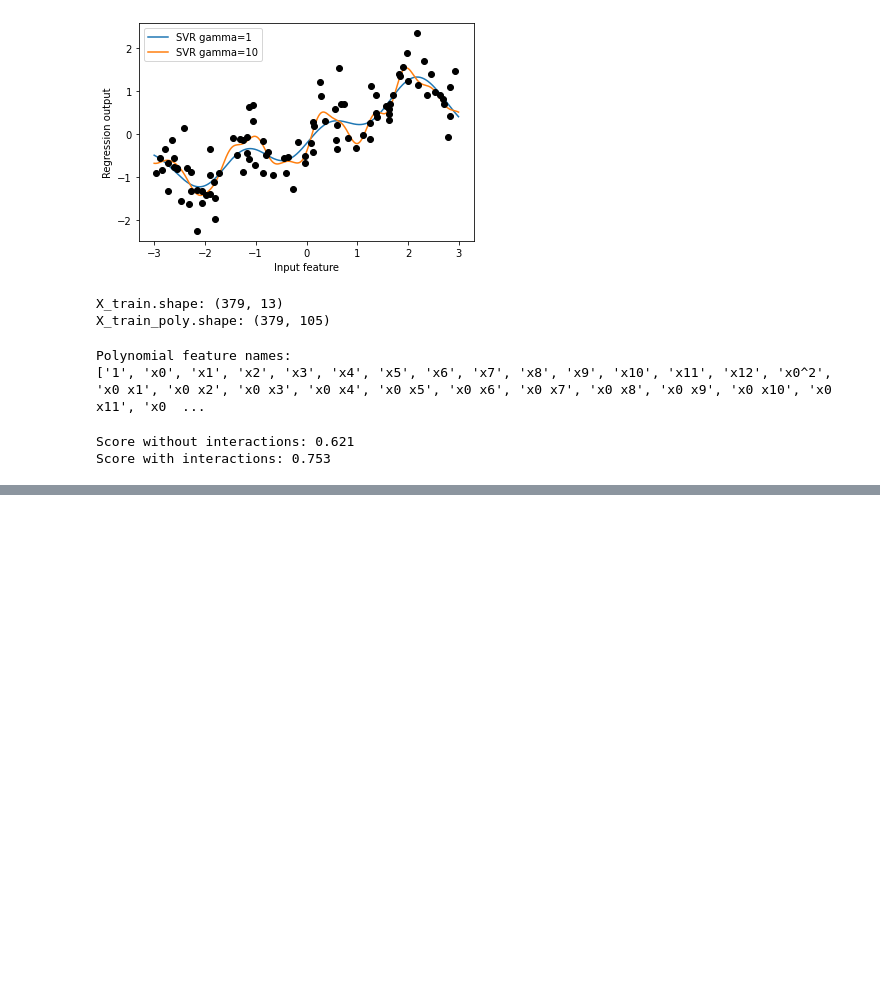
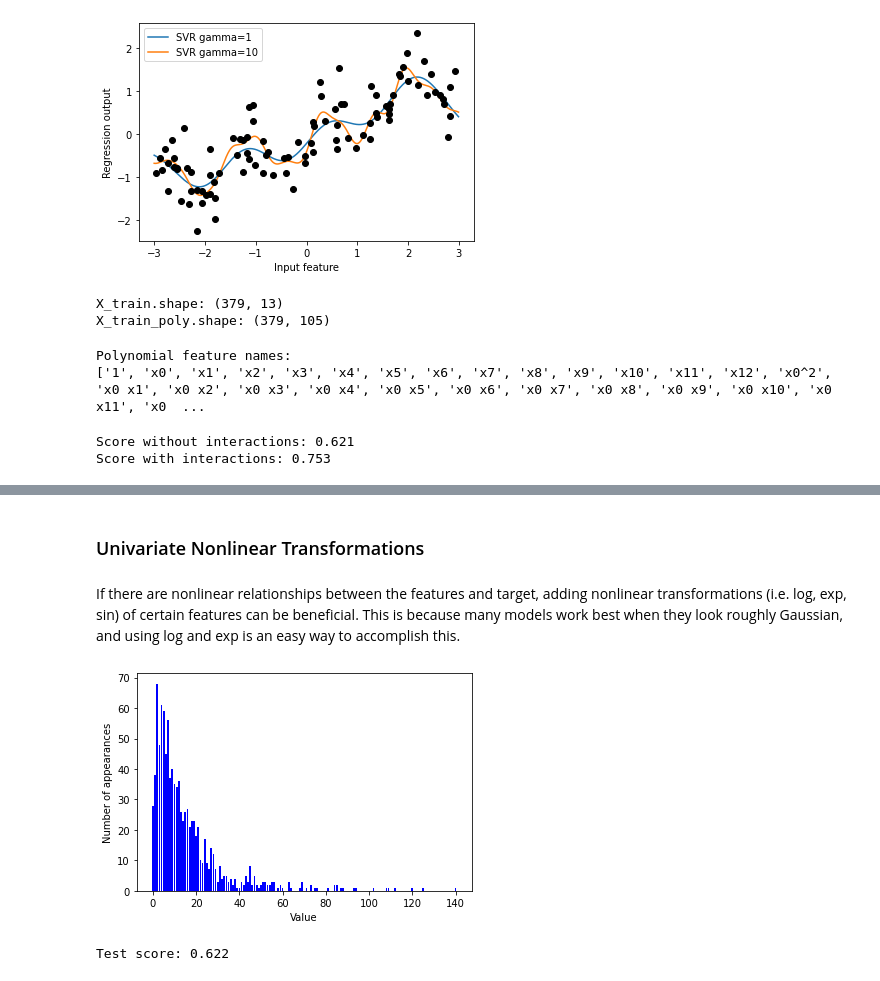
Before and after one commit to scottzig/ml-python-muller-guido, a Jupyter notebook: chapter_4.ipynb, the cells around one changed output, grey strips where cells are left out. Drawn from its saved outputs; the diff is of its cells as text; code cells hidden in the pictures; blank space fills up the shorter version.

```diff
--- a/chapter_4.ipynb
+++ b/chapter_4.ipynb
@@ -441,0 +442,33 @@ Score with interactions: 0.772
+# %% [markdown]
+### Univariate Nonlinear Transformations
+# %% [markdown]
+If there are nonlinear relationships between the features and target, adding nonlinear transformations (i.e. log, exp, sin)
+of certain features can be beneficial. This is because many models work best when they look roughly Gaussian, and
+using log and exp is an easy way to accomplish this.
+# %%
+# A common case for these transformations is when dealing with "count" data.
+rnd = np.random.RandomState(0)
+X_org = rnd.normal(size=(1000,3))
+w = rnd.normal(size=3)
+
+X = rnd.poisson(10*np.exp(X_org))
+y = np.dot(X_org, w)
+
+# Visualize the counts:
+bins = np.bincount(X[:, 0])
+plt.bar(range(len(bins)), bins, color='b')
+plt.ylabel("Number of appearances")
+plt.xlabel("Value");
+# %% [output]
+[figure, added]
+# %%
+# Try to fit a ridge regression to this model
+from sklearn.linear_model import Ridge
+
+X_train, X_test, y_train, y_test = train_test_split(X, y, random_state=0)
+ridge = Ridge()
+ridge_fitted = ridge.fit(X_train, y_train)
+score = ridge_fitted.score(X_test, y_test)
+print("Test score: {:.3f}".format(score))
+# %% [output]
+Test score: 0.622
```
Also changed, not shown: parts of 41 cells of this notebook.
